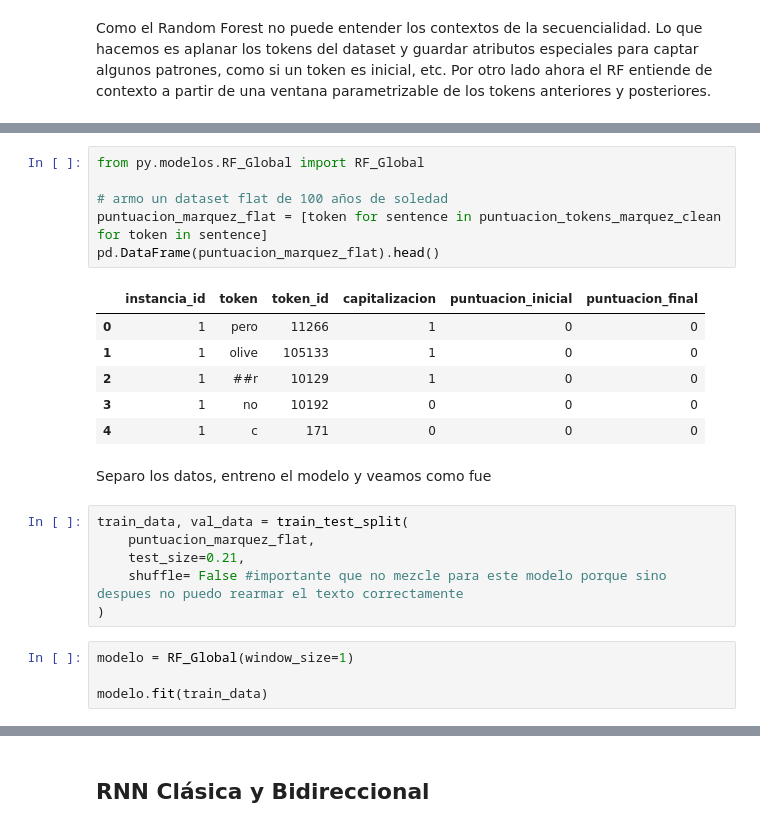
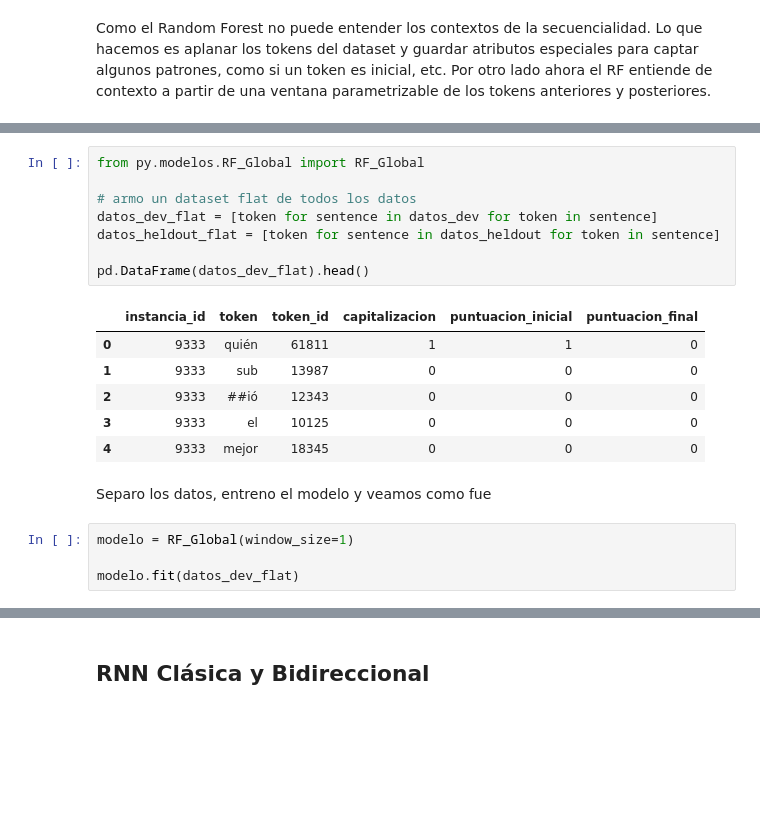
Before and after one commit to LeoBrasileo/Aprendizaje-Automatico-TP2, a Jupyter notebook: TP2_main.ipynb, the cells around one changed output, grey strips where cells are left out. Saved outputs shown, nothing was run; the diff lists cells and outputs as text; blank space fills up the shorter version.

```diff
--- a/TP2_main.ipynb
+++ b/TP2_main.ipynb
@@ -115,26 +74,22 @@ for new_id, tokens_list in enumerate(puntuacion_tokens_marquez):
 # %%
 from py.modelos.RF_Global import RF_Global
 
-# armo un dataset flat de 100 años de soledad
-puntuacion_marquez_flat = [token for sentence in puntuacion_tokens_marquez_clean for token in sentence]
-pd.DataFrame(puntuacion_marquez_flat).head()
+# armo un dataset flat de todos los datos
+datos_dev_flat = [token for sentence in datos_dev for token in sentence]
+datos_heldout_flat = [token for sentence in datos_heldout for token in sentence]
+
+pd.DataFrame(datos_dev_flat).head()
 # %% [output]
 |  | instancia_id | token | token_id | capitalizacion | puntuacion_inicial | puntuacion_final |
-| 0 | 1 | pero | 11266 | 1 | 0 | 0 |
-| 1 | 1 | olive | 105133 | 1 | 0 | 0 |
-| 2 | 1 | ##r | 10129 | 1 | 0 | 0 |
-| 3 | 1 | no | 10192 | 0 | 0 | 0 |
-| 4 | 1 | c | 171 | 0 | 0 | 0 |
+| 0 | 9333 | quién | 61811 | 1 | 1 | 0 |
+| 1 | 9333 | sub | 13987 | 0 | 0 | 0 |
+| 2 | 9333 | ##ió | 12343 | 0 | 0 | 0 |
+| 3 | 9333 | el | 10125 | 0 | 0 | 0 |
+| 4 | 9333 | mejor | 18345 | 0 | 0 | 0 |
 # %% [markdown]
 Separo los datos, entreno el modelo y veamos como fue
-# %%
-train_data, val_data = train_test_split(
-    puntuacion_marquez_flat,
-    test_size=0.21,
-    shuffle= False #importante que no mezcle para este modelo porque sino despues no puedo rearmar el texto correctamente
-)
 # %%
 modelo = RF_Global(window_size=1)
 
-modelo.fit(train_data)
+modelo.fit(datos_dev_flat)
 # %%
```
Also changed, not shown: parts of 5 cells of this notebook, 2 other files.
